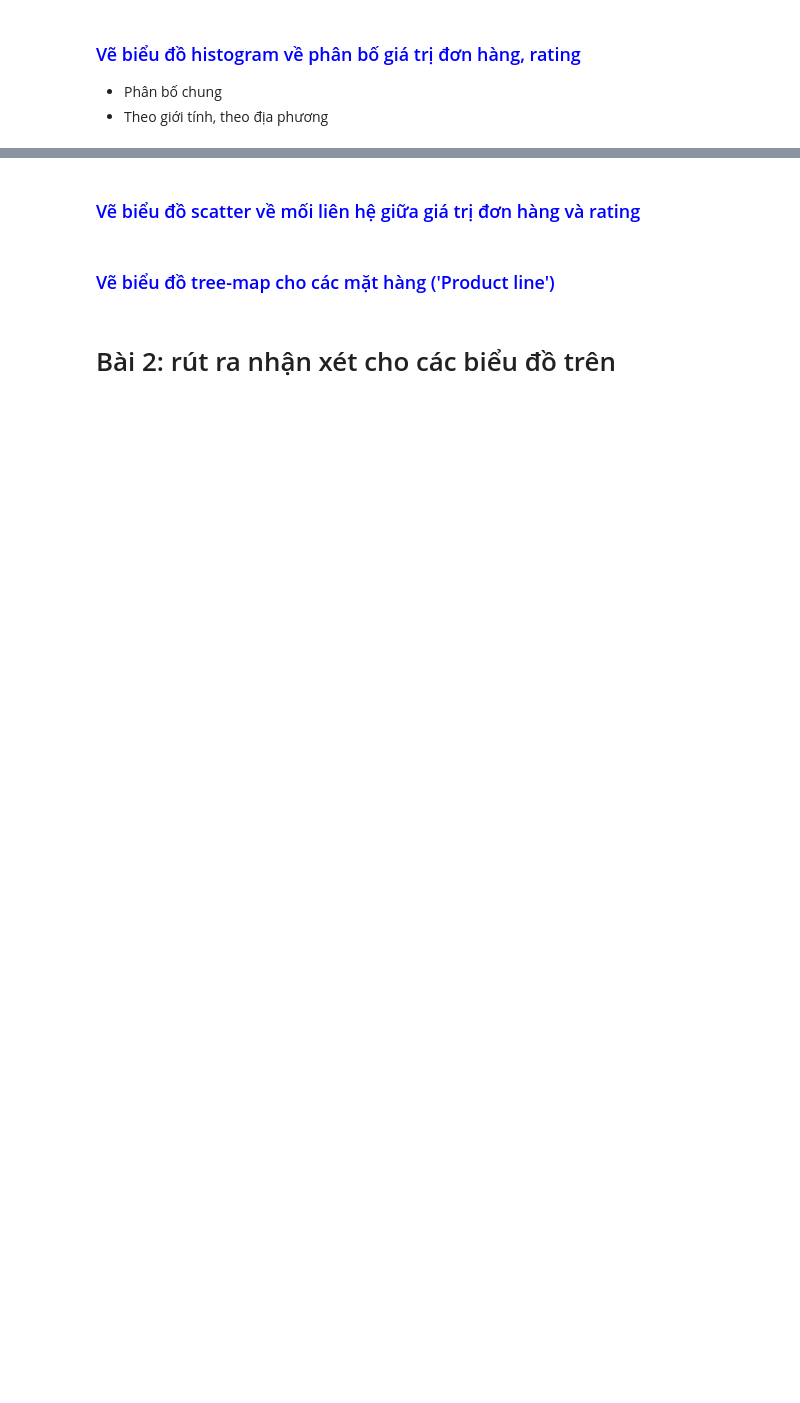
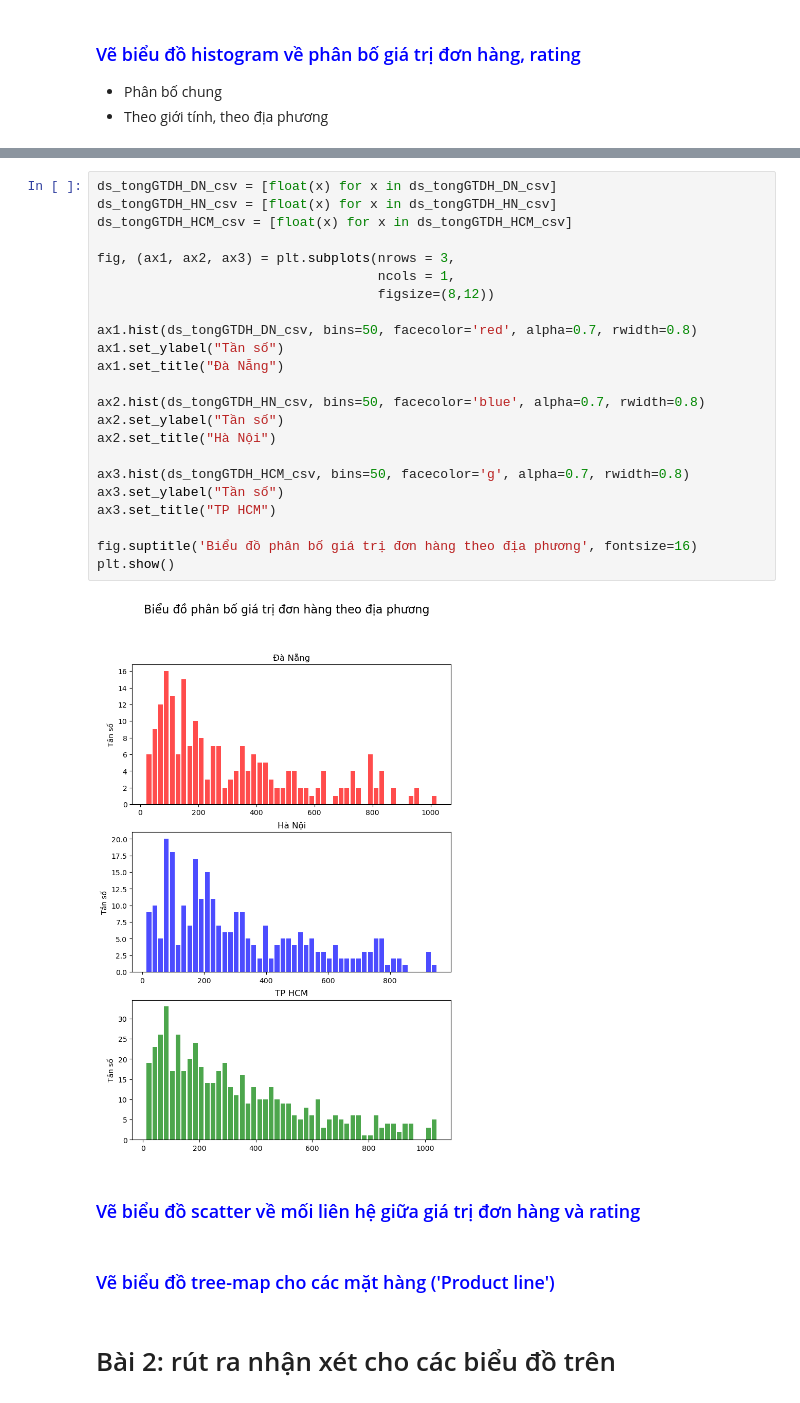
Before and after one commit to nguyenminhthuy/da-course-cybersoft, a Jupyter notebook: DA08_Wk4-2_NguyenMinhThuy.ipynb, the cells around one changed output, grey strips where cells are left out. Drawn from its saved outputs; the diff is of its cells as text; blank space fills up the shorter version.

```diff
--- a/DA08_Wk4-2_NguyenMinhThuy.ipynb
+++ b/DA08_Wk4-2_NguyenMinhThuy.ipynb
@@ -154,3 +160,28 @@ plt.xlabel('Data');
+# %%
+ds_tongGTDH_DN_csv = [float(x) for x in ds_tongGTDH_DN_csv]
+ds_tongGTDH_HN_csv = [float(x) for x in ds_tongGTDH_HN_csv]
+ds_tongGTDH_HCM_csv = [float(x) for x in ds_tongGTDH_HCM_csv]
+
+fig, (ax1, ax2, ax3) = plt.subplots(nrows = 3,
+                                    ncols = 1,
+                                    figsize=(8,12))
+
+ax1.hist(ds_tongGTDH_DN_csv, bins=50, facecolor='red', alpha=0.7, rwidth=0.8)
+ax1.set_ylabel("Tần số")
+ax1.set_title("Đà Nẵng")
+
+ax2.hist(ds_tongGTDH_HN_csv, bins=50, facecolor='blue', alpha=0.7, rwidth=0.8)
+ax2.set_ylabel("Tần số")
+ax2.set_title("Hà Nội")
+
+ax3.hist(ds_tongGTDH_HCM_csv, bins=50, facecolor='g', alpha=0.7, rwidth=0.8)
+ax3.set_ylabel("Tần số")
+ax3.set_title("TP HCM")
+
+fig.suptitle('Biểu đồ phân bố giá trị đơn hàng theo địa phương', fontsize=16)
+plt.show()
+# %% [output]
+[figure, added]
 # %% [markdown]
 ### <font color='blue'>Vẽ biểu đồ scatter về mối liên hệ giữa giá trị đơn hàng và rating</font>
 # %% [markdown]
```
Also changed, not shown: parts of 8 cells of this notebook.
